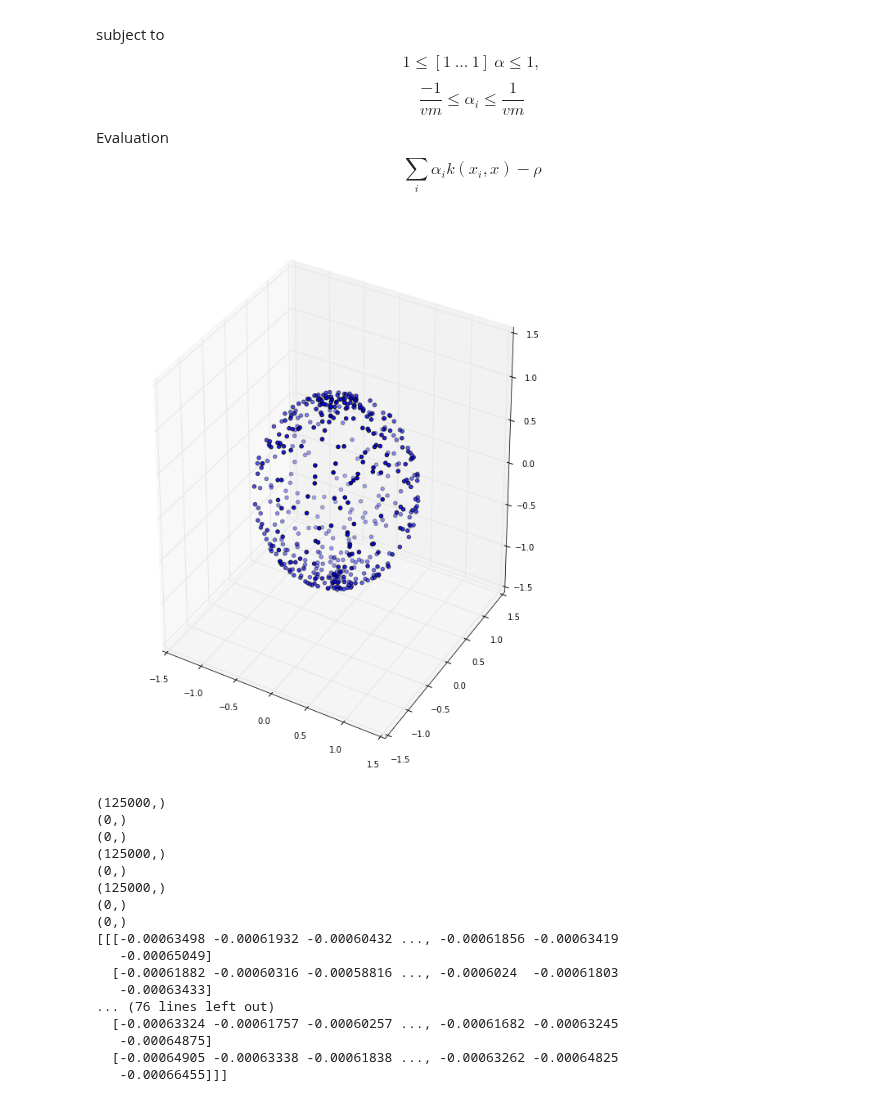
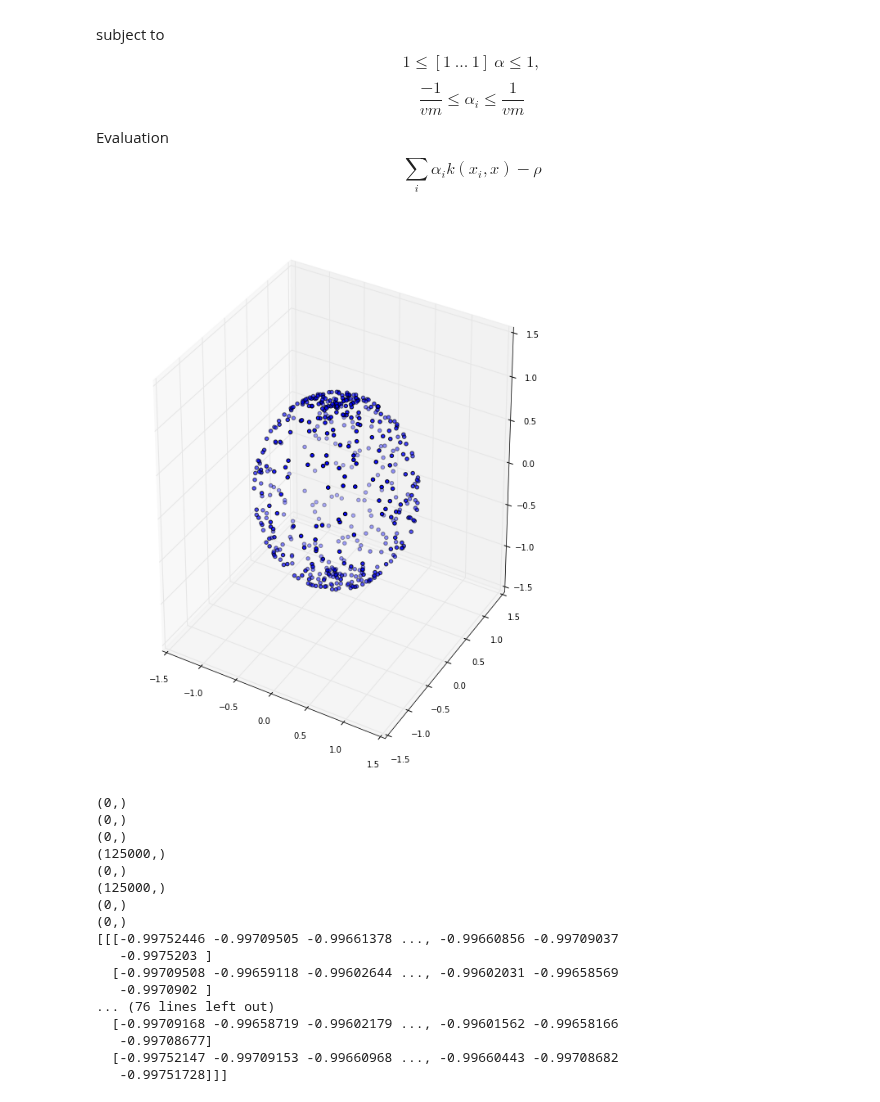
Before and after one commit to michrawson/SVM_Implicit_Surface_Reconstruction, a Jupyter notebook: Slab-SVM-Sphere.ipynb, the cells around one changed output. Saved outputs shown, nothing was run; the diff lists cells and outputs as text; code cells hidden in the pictures.

```diff
--- a/Slab-SVM-Sphere.ipynb
+++ b/Slab-SVM-Sphere.ipynb
@@ -44,7 +44,6 @@ def f(x,x_list,alpha):
     for i in range(len(x_list)):
         w = w + (alpha[i]*kernel(x_list[i],x))
     return w - rho
-
 
 
 x = []
@@ -80,7 +79,8 @@ x=x.astype(np.float)
 y = np.ones(len(x))
 m = len(x)
 # print 'points:',m
-x,ignore_x,y,ignore_y=train_test_split(x,y,train_size=0.02,random_state=8)
+# x,ignore_x,y,ignore_y=train_test_split(
+#                x,y,train_size=0.02,random_state=8)
 m = len(x)
 
 # x0_max = np.amax(x[:,0])+0.1
@@ -120,7 +120,7 @@ for i in range(m):
     bkx.append(mosek.boundkey.ra)
 bux=(ones((m))) * (1/(v*m))
 blx=(ones((m))) * (-1/(v*m))
-delta = 0.001
+delta = 0.1
 c=(delta*ones((m)))
 
 numvar = len(bkx)
@@ -182,38 +182,38 @@ task.getxx(mosek.soltype.itr, xx)
 #     print("Primal or dual infeasibility.\n")
 # elif mosek.solsta.unknown:
 #     print("Unknown solution status")
 # else:
 #     print("Other solution status")
 
 alpha = xx
 
 num_steps = 50
-x0_range = np.linspace(-2, 2,num_steps)
-x1_range = np.linspace(-2, 2,num_steps)
-x2_range = np.linspace(-2, 2,num_steps)
+x0_range = np.linspace(-200, 200,num_steps)
+x1_range = np.linspace(-200, 200,num_steps)
+x2_range = np.linspace(-200, 200,num_steps)
 
 data = np.zeros((num_steps,num_steps,num_steps))
 
 for i in range(num_steps):
     for j in range(num_steps):
         for k in range(num_steps):
             x_temp = np.asarray([x0_range[i],
                                 x1_range[j],
                                 x2_range[k]])
             data[i,j,k] = f(x_temp,x,alpha)
 
 print (np.where(np.abs(data - delta) < .01)[0].shape)
 print (np.where(np.abs(data - delta) < .001)[0].shape)
 print (np.where(np.abs(data - delta) < .0001)[0].shape)
 print (np.where(data < delta )[0].shape)
 print (np.where(data > delta )[0].shape)
 print (np.where( data < 0)[0].shape)
 print (np.where( data == 0)[0].shape)
 print (np.where( data > 0)[0].shape)
 print data
 # %% [output]
-[figure, old version]
+[figure, new version]
-(125000,)
+(0,)
 (0,)
 (0,)
 (125000,)
@@ -221,12 +221,12 @@ print data
 (125000,)
 (0,)
 (0,)
-[[[-0.00063498 -0.00061932 -0.00060432 ..., -0.00061856 -0.00063419
-   -0.00065049]
-  [-0.00061882 -0.00060316 -0.00058816 ..., -0.0006024  -0.00061803
-   -0.00063433]
+[[[-0.99752446 -0.99709505 -0.99661378 ..., -0.99660856 -0.99709037
+   -0.9975203 ]
+  [-0.99709508 -0.99659118 -0.99602644 ..., -0.99602031 -0.99658569
+   -0.9970902 ]
 ... (76 lines left out)
-  [-0.00063324 -0.00061757 -0.00060257 ..., -0.00061682 -0.00063245
-   -0.00064875]
-  [-0.00064905 -0.00063338 -0.00061838 ..., -0.00063262 -0.00064825
-   -0.00066455]]]
+  [-0.99709168 -0.99658719 -0.99602179 ..., -0.99601562 -0.99658166
+   -0.99708677]
+  [-0.99752147 -0.99709153 -0.99660968 ..., -0.99660443 -0.99708682
+   -0.99751728]]]
```
Also changed, not shown: parts of 1 cell of this notebook.
